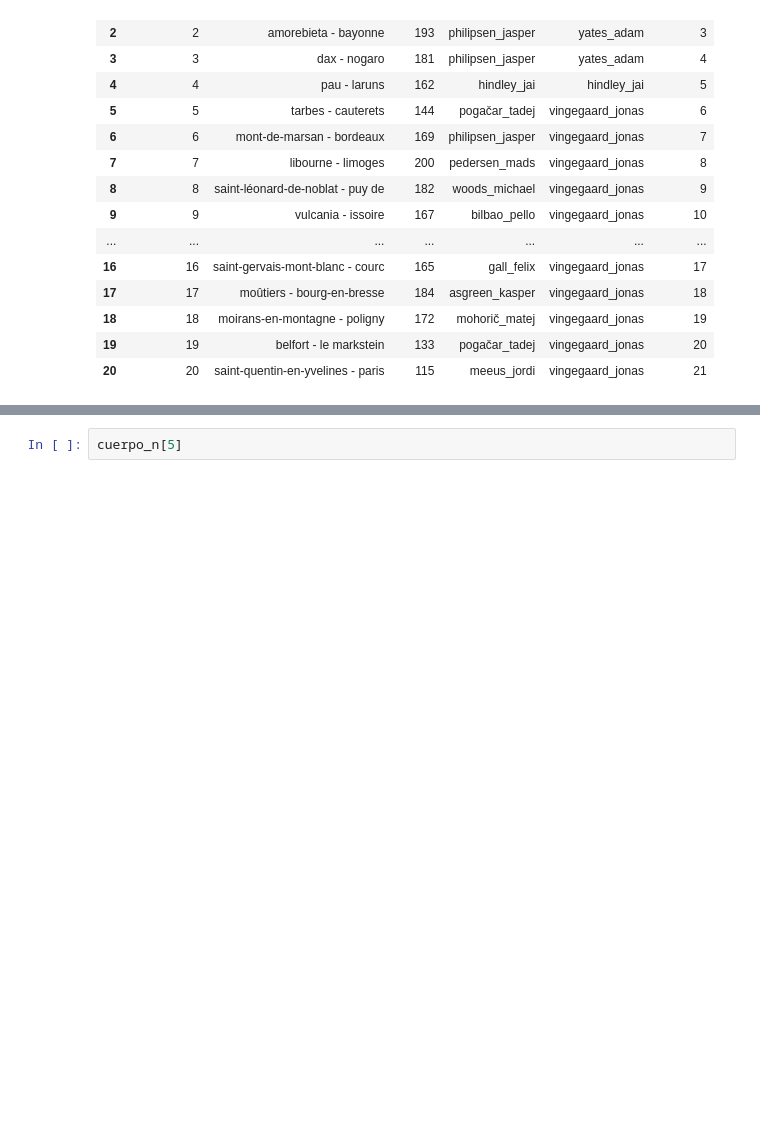
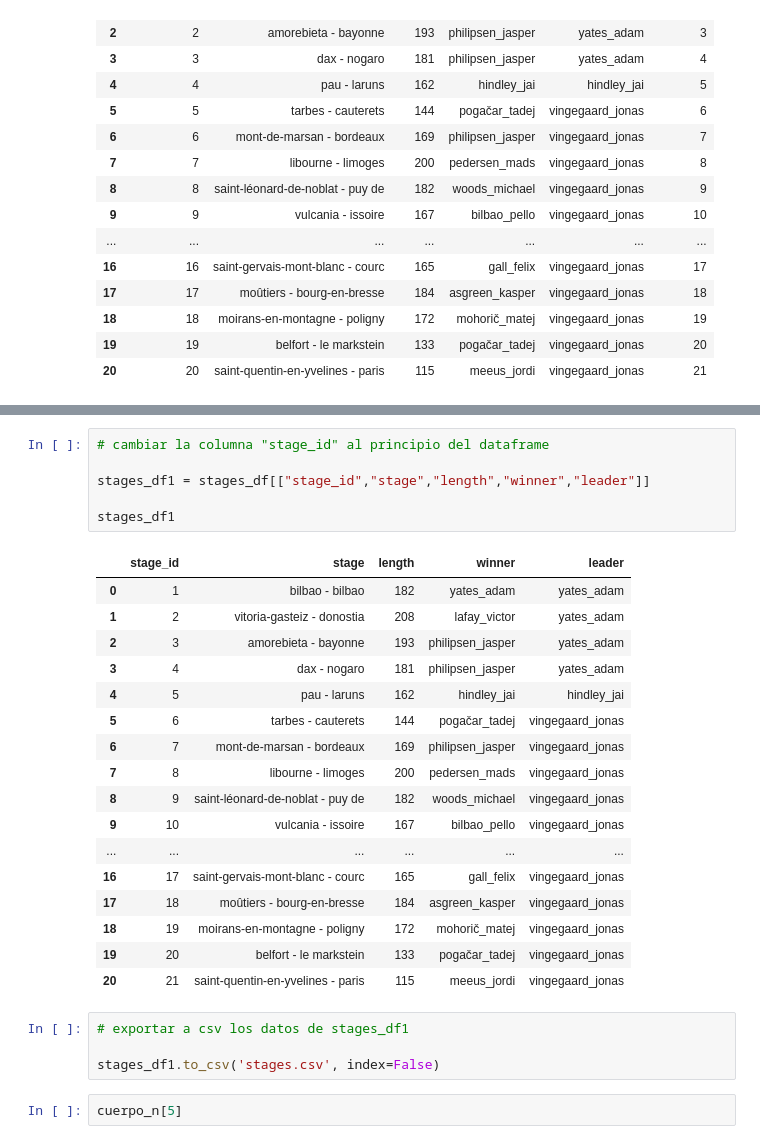
Before and after one commit to luisgh87/w4-project_ETL, a Jupyter notebook: le_grande_boucle.ipynb, the cells around one changed output, grey strips where cells are left out. Drawn from its saved outputs; the diff is of its cells as text; blank space fills up the shorter version.

```diff
--- a/le_grande_boucle.ipynb
+++ b/le_grande_boucle.ipynb
@@ -1455,3 +1561,31 @@ stages_df
+# %%
+# cambiar la columna "stage_id" al principio del dataframe
+
+stages_df1 = stages_df[["stage_id","stage","length","winner","leader"]]
+
+stages_df1
+# %% [output]
+|  | stage_id | stage | length | winner | leader |
+| 0 | 1 | bilbao - bilbao | 182 | yates_adam | yates_adam |
+| 1 | 2 | vitoria-gasteiz - donostia | 208 | lafay_victor | yates_adam |
+| 2 | 3 | amorebieta - bayonne | 193 | philipsen_jasper | yates_adam |
+| 3 | 4 | dax - nogaro | 181 | philipsen_jasper | yates_adam |
+| 4 | 5 | pau - laruns | 162 | hindley_jai | hindley_jai |
+| 5 | 6 | tarbes - cauterets | 144 | pogačar_tadej | vingegaard_jonas |
+| 6 | 7 | mont-de-marsan - bordeaux | 169 | philipsen_jasper | vingegaard_jonas |
+| 7 | 8 | libourne - limoges | 200 | pedersen_mads | vingegaard_jonas |
+| 8 | 9 | saint-léonard-de-noblat - puy de | 182 | woods_michael | vingegaard_jonas |
+| 9 | 10 | vulcania - issoire | 167 | bilbao_pello | vingegaard_jonas |
+| ... | ... | ... | ... | ... | ... |
+| 16 | 17 | saint-gervais-mont-blanc - courc | 165 | gall_felix | vingegaard_jonas |
+| 17 | 18 | moûtiers - bourg-en-bresse | 184 | asgreen_kasper | vingegaard_jonas |
+| 18 | 19 | moirans-en-montagne - poligny | 172 | mohorič_matej | vingegaard_jonas |
+| 19 | 20 | belfort - le markstein | 133 | pogačar_tadej | vingegaard_jonas |
+| 20 | 21 | saint-quentin-en-yvelines - paris | 115 | meeus_jordi | vingegaard_jonas |
+# %%
+# exportar a csv los datos de stages_df1
+
+stages_df1.to_csv('stages.csv', index=False)
 # %%
 cuerpo_n[5]
 # %% [output]
```
Also changed, not shown: parts of 6 cells of this notebook, 2 other files.
